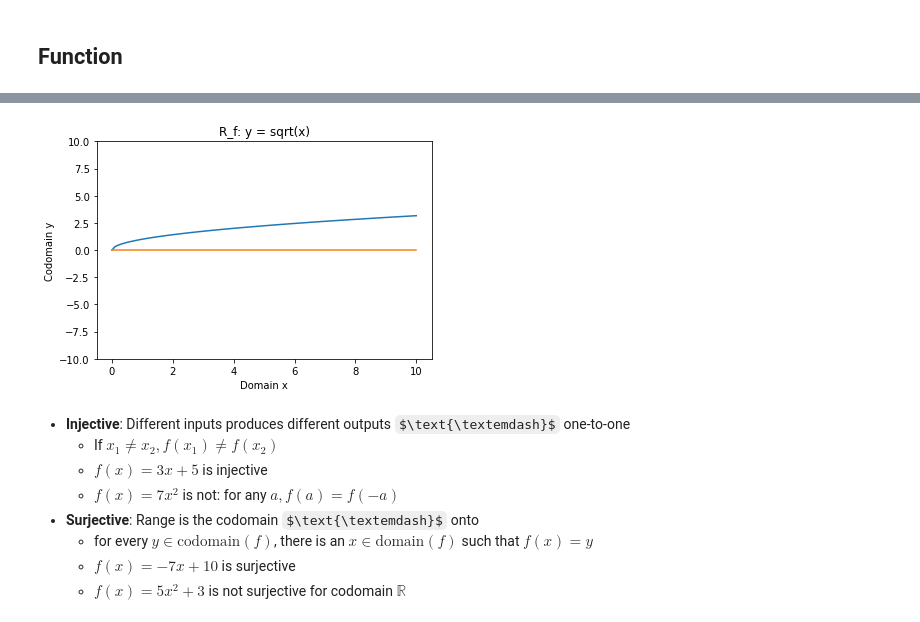
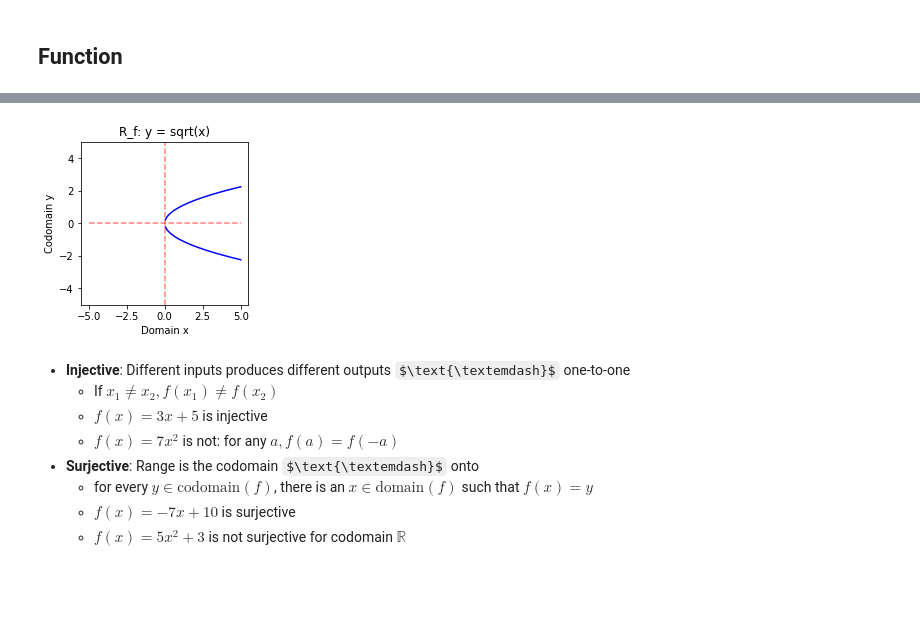
Before and after one commit to arun-jathari/academics, a Jupyter notebook: Maths-1.ipynb, the cells around one changed output, grey strips where cells are left out. Cells and saved outputs as stored; diff of their text form; code cells hidden in the pictures; some formulas as TeX source; blank space fills up the shorter version.

```diff
--- a/Maths-1.ipynb
+++ b/Maths-1.ipynb
@@ -118,18 +122,25 @@ bl { color: blue}
 # %%
 # y = sqrt(x)
+import warnings
+warnings.filterwarnings('ignore')
+# warnings.filterwarnings(action='once') # https://stackoverflow.com/questions/9031783/hide-all-warnings-in-ipython
 import numpy as np
 import matplotlib.pyplot as plt
-x = np.linspace(0,10,100)
-y = x**(1/2)
-plt.plot(x,y)
+fig = plt.figure(figsize=(3,3))
+x = np.linspace(-5,5,100)
+y1 = x**(1/2)
+y2 = -x**(1/2)
+plt.plot(x,y1,'b')
+plt.plot(x,y2,'b')
 plt.title('R_f: y = sqrt(x)')
-plt.ylim((-10,10))
+plt.ylim((-5,5))
 plt.xlabel('Domain x')
 plt.ylabel('Codomain y')
-plt.plot(x,[0]*x)
+plt.plot(x,[0]*x,'--r',alpha=0.5)
+plt.plot([0]*x,x,'--r',alpha=0.5)
 plt.show()
 # %% [output]
-[figure, old version]
+[figure, new version]
 # %% [markdown]
 * **Injective**: Different inputs produces different outputs $\text{\textemdash}$ one-to-one
     * If $x_1 \neq x_2, f(x_1) \neq f(x_2)$
```
Also changed, not shown: parts of 12 cells of this notebook, 1 other file.
